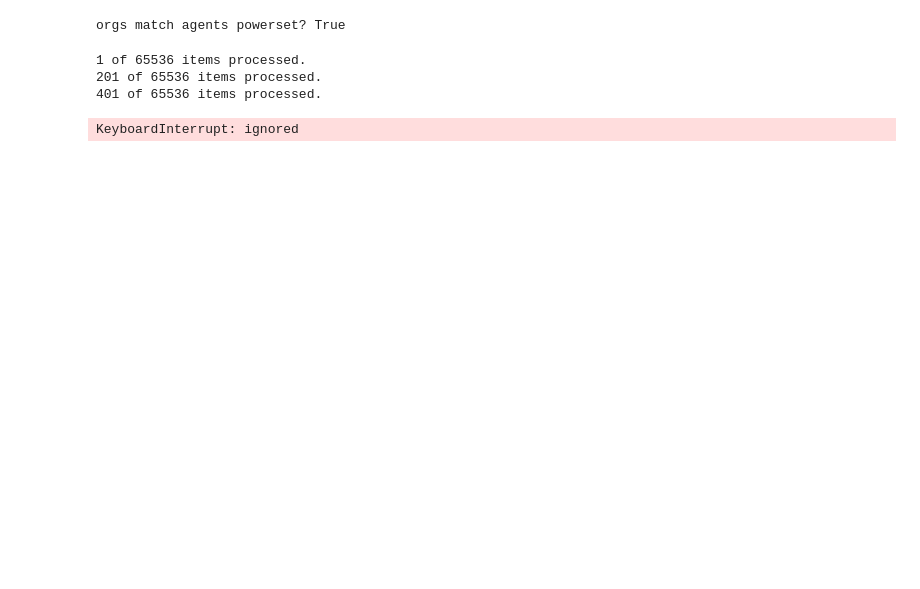
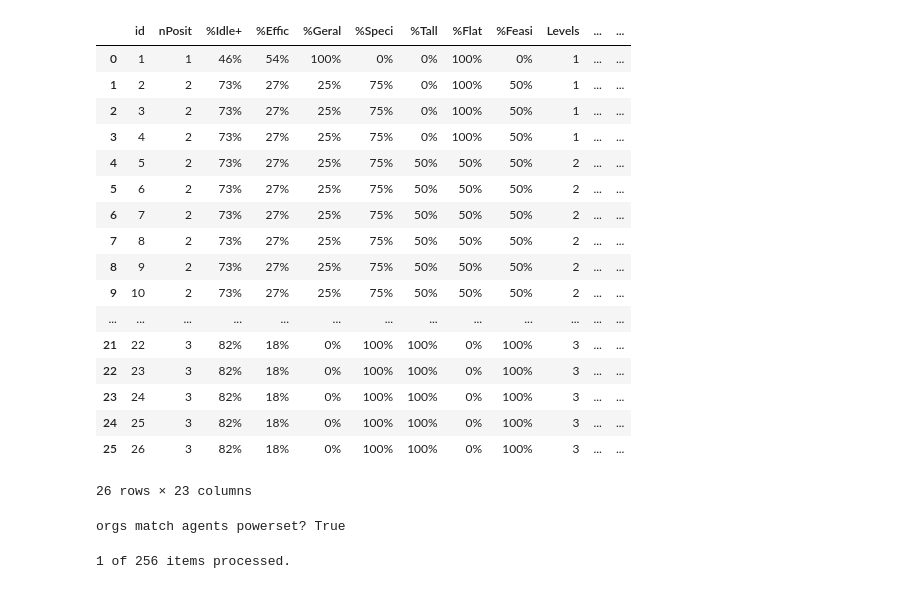
Before and after one commit to cleberjamaral/GoOrg4Prod, a Jupyter notebook: GoOrg4Prod_reallocation_analysis.ipynb, the cells around one changed output. Saved outputs shown, nothing was run; the diff lists cells and outputs as text; code cells hidden in the pictures; blank space fills up the shorter version.

```diff
--- a/GoOrg4Prod_reallocation_analysis.ipynb
+++ b/GoOrg4Prod_reallocation_analysis.ipynb
@@ -6,6 +7,7 @@ import numpy as np
 # %%
-bound_df = pd.read_csv("Feed_production_line_binding.csv","\t")
-skills = ["db_access","move","lift","pnp"]
+bound_df = pd.read_csv("output/statistics/Feed_production_line_binding.csv","\t")
+skills = ["move","lift","pnp"]
+#skills = ["db_access","move","lift","pnp"]
 #print(bound_df["pTree"])
 # %%
 def powerset(s):
@@ -36,6 +38,27 @@ def get_organisations(array_str):
         #print(positions)
         organisations.append(positions)
     return organisations
+# %%
+bound_df
+# %% [output]
+|  | id | nPosit | %Idle+ | %Effic | %Geral | %Speci | %Tall | %Flat | %Feasi | Levels | ... | ... |
+| 0 | 1 | 1 | 46% | 54% | 100% | 0% | 0% | 100% | 0% | 1 | ... | ... |
+| 1 | 2 | 2 | 73% | 27% | 25% | 75% | 0% | 100% | 50% | 1 | ... | ... |
+| 2 | 3 | 2 | 73% | 27% | 25% | 75% | 0% | 100% | 50% | 1 | ... | ... |
+| 3 | 4 | 2 | 73% | 27% | 25% | 75% | 0% | 100% | 50% | 1 | ... | ... |
+| 4 | 5 | 2 | 73% | 27% | 25% | 75% | 50% | 50% | 50% | 2 | ... | ... |
+| 5 | 6 | 2 | 73% | 27% | 25% | 75% | 50% | 50% | 50% | 2 | ... | ... |
+| 6 | 7 | 2 | 73% | 27% | 25% | 75% | 50% | 50% | 50% | 2 | ... | ... |
+| 7 | 8 | 2 | 73% | 27% | 25% | 75% | 50% | 50% | 50% | 2 | ... | ... |
+| 8 | 9 | 2 | 73% | 27% | 25% | 75% | 50% | 50% | 50% | 2 | ... | ... |
+| 9 | 10 | 2 | 73% | 27% | 25% | 75% | 50% | 50% | 50% | 2 | ... | ... |
+| ... | ... | ... | ... | ... | ... | ... | ... | ... | ... | ... | ... | ... |
+| 21 | 22 | 3 | 82% | 18% | 0% | 100% | 100% | 0% | 100% | 3 | ... | ... |
+| 22 | 23 | 3 | 82% | 18% | 0% | 100% | 100% | 0% | 100% | 3 | ... | ... |
+| 23 | 24 | 3 | 82% | 18% | 0% | 100% | 100% | 0% | 100% | 3 | ... | ... |
+| 24 | 25 | 3 | 82% | 18% | 0% | 100% | 100% | 0% | 100% | 3 | ... | ... |
+| 25 | 26 | 3 | 82% | 18% | 0% | 100% | 100% | 0% | 100% | 3 | ... | ... |
+26 rows × 23 columns
 # %%
 # Test if all positions generated by GoOrg4Prod are indeed in the
 # set of all_agent_kinds
@@ -70,19 +93,20 @@ orgs match agents powerset? True
 # For each possible set of agents (from the list that contains 65536 sets) this procedure
 # checks if the set is applicable to every generated structure (the list contains 1646 structures)
 # It also checks the overqualification cost of the matches
+all_match_sets = []
+applicables = []
+count_match = []
+count_zero_q_cost = []
+match_set = []
+all_agent_kinds = powerset(skills)
+all_sets_of_agents = powerset(all_agent_kinds)
+
 def check_all_applicable_sets_of_agents():
     orgs = get_organisations(bound_df["pTree"])
 
-    all_agent_kinds = powerset(skills)
-    all_sets_of_agents = powerset(all_agent_kinds)
-
-    applicables = []
-    count_match = []
-    all_match_sets = []
-    count_zero_q_cost = []
     for sa in range(0,len(all_sets_of_agents)):
 
-        if (sa % 200) == 0:
+        if (sa % 5000) == 0:
             print(sa+1,"of",len(all_sets_of_agents),"items processed.")
         # Sort set to make sure to test first the sets that are cheaper in terms of qualification cost
         sorted_set = sorted(all_sets_of_agents[sa], key = len)
@@ -97,7 +121,6 @@ def check_all_applicable_sets_of_agents():
 
         orgs = get_organisations(bound_df["pTree"])
         matches = 0
-        match_set = []
         zero_q_cost = 0
         for o in range(0,len(orgs)):
             all_match = True
@@ -114,21 +137,15 @@ def check_all_applicable_sets_of_agents():
                     break
             if all_match:
                 matches += 1
-                match_set.append([o+1,overqualification_cost])
+                match_set.append([sa+1,o+1,overqualification_cost])
                 if (overqualification_cost == 0):
                     zero_q_cost += 1
         count_match.append(matches)
-        all_match_sets.append(match_set)
         count_zero_q_cost.append(zero_q_cost)
 
-        #if sa >= 500:
-        #    break
+check_all_applicable_sets_of_agents()
 
-    np.savetxt("all_sets_of_agents.csv",list(zip(all_sets_of_agents,applicables,count_match,all_match_sets,count_zero_q_cost)),delimiter = "\t",fmt = "% s")
+all_match_sets.append(match_set)
+np.savetxt("all_sets_of_agents.csv",list(zip(all_sets_of_agents,applicables,count_match,all_match_sets,count_zero_q_cost)),delimiter = "\t",fmt = "% s")
+# %% [output]
+1 of 256 items processed.
-# %%
-check_all_applicable_sets_of_agents()
-# %% [output]
-1 of 65536 items processed.
-201 of 65536 items processed.
-401 of 65536 items processed.
-KeyboardInterrupt: ignored
```
Also changed, not shown: parts of 10 cells of this notebook, 2 other files.
